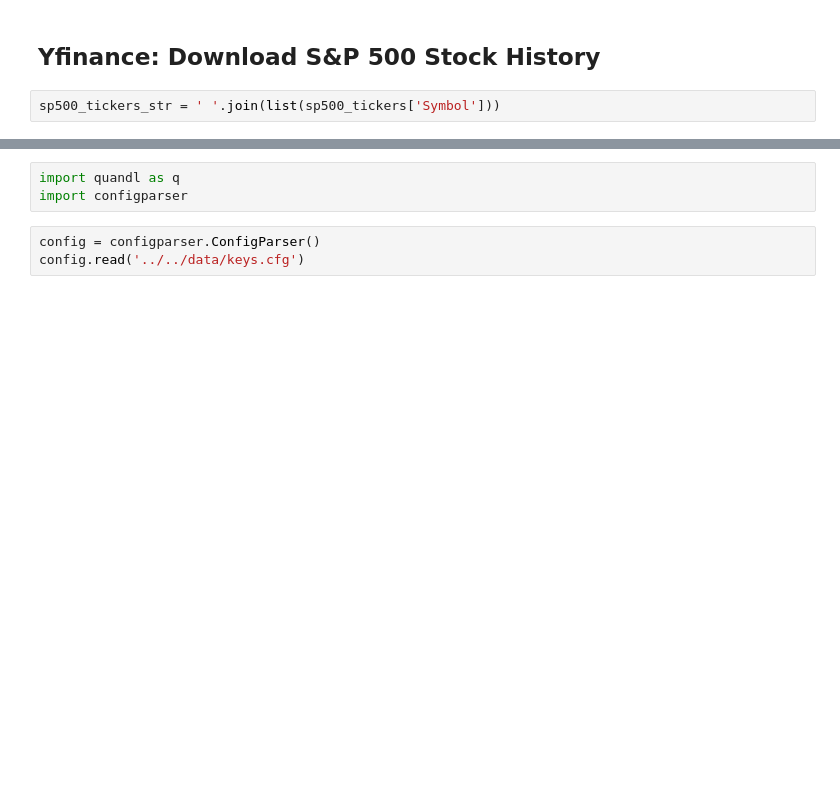
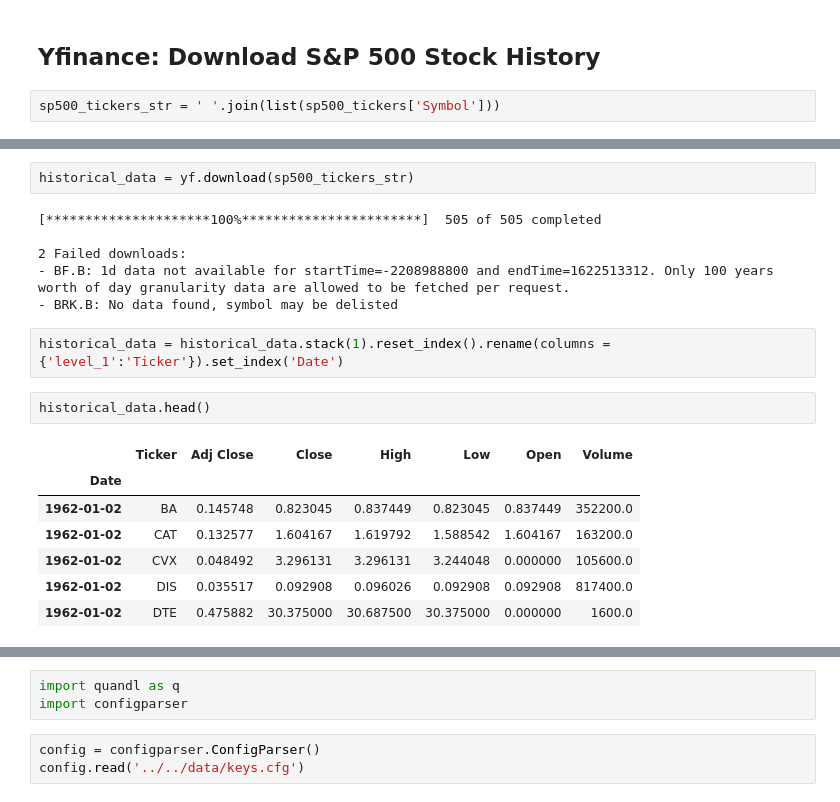
Before and after one commit to eddietaylor/securities-analysis, a Jupyter notebook: notebooks/playgrounds/collect_stock_data.ipynb, the cells around one changed output, grey strips where cells are left out. Cells and saved outputs as stored; diff of their text form; blank space fills up the shorter version.

```diff
--- a/notebooks/playgrounds/collect_stock_data.ipynb
+++ b/notebooks/playgrounds/collect_stock_data.ipynb
@@ -76,0 +78,20 @@ data[data['Ticker'] == 'EBAY'].to_csv("../data/ebay_prices_2018-2021.csv")
+# %%
+historical_data = yf.download(sp500_tickers_str)
+# %% [output]
+[*********************100%***********************]  505 of 505 completed
+
+2 Failed downloads:
+- BF.B: 1d data not available for startTime=-2208988800 and endTime=1622513312. Only 100 years worth of day granularity data are allowed to be fetched per request.
+- BRK.B: No data found, symbol may be delisted
+# %%
+historical_data = historical_data.stack(1).reset_index().rename(columns = {'level_1':'Ticker'}).set_index('Date')
+# %%
+historical_data.head()
+# %% [output]
+|  | Ticker | Adj Close | Close | High | Low | Open | Volume |
+| Date |  |  |  |  |  |  |  |
+| 1962-01-02 | BA | 0.145748 | 0.823045 | 0.837449 | 0.823045 | 0.837449 | 352200.0 |
+| 1962-01-02 | CAT | 0.132577 | 1.604167 | 1.619792 | 1.588542 | 1.604167 | 163200.0 |
+| 1962-01-02 | CVX | 0.048492 | 3.296131 | 3.296131 | 3.244048 | 0.000000 | 105600.0 |
+| 1962-01-02 | DIS | 0.035517 | 0.092908 | 0.096026 | 0.092908 | 0.092908 | 817400.0 |
+| 1962-01-02 | DTE | 0.475882 | 30.375000 | 30.687500 | 30.375000 | 0.000000 | 1600.0 |
```
Also changed, not shown: parts of 32 cells of this notebook, 1 other file.
